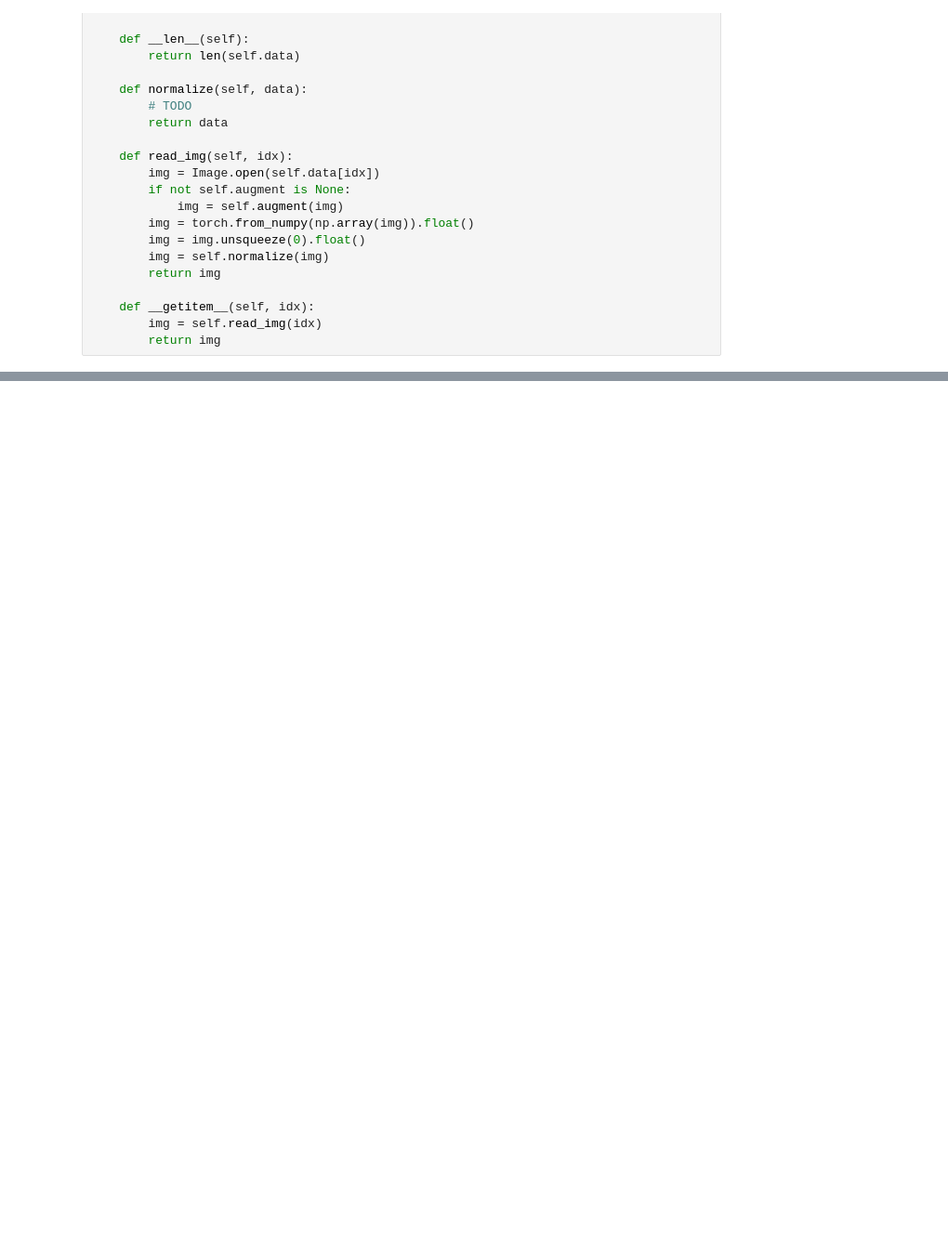
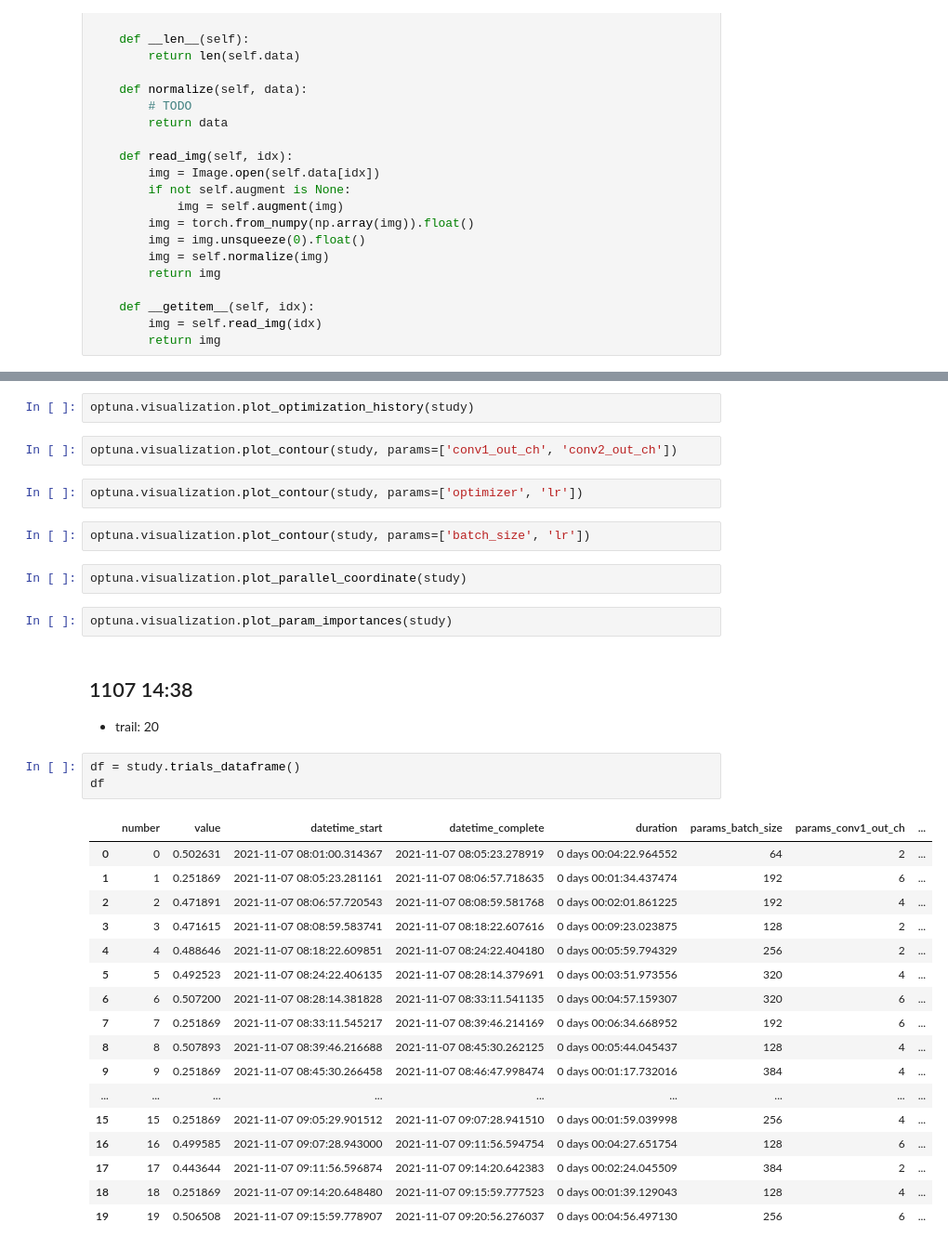
Before and after one commit to shengyenlin/Machine-Learning-EEML-2021-Fall, a Jupyter notebook: HW3/HW3_kept.ipynb, the cells around one changed output, grey strips where cells are left out. Shown at 93% size. Cells and saved outputs as stored; diff of their text form; blank space fills up the shorter version.

```diff
--- a/HW3/HW3_kept.ipynb
+++ b/HW3/HW3_kept.ipynb
@@ -53,0 +77,36 @@ class TestingDataset(Dataset):
+# %%
+optuna.visualization.plot_optimization_history(study)
+# %%
+optuna.visualization.plot_contour(study, params=['conv1_out_ch', 'conv2_out_ch'])
+# %%
+optuna.visualization.plot_contour(study, params=['optimizer', 'lr'])
+# %%
+optuna.visualization.plot_contour(study, params=['batch_size', 'lr'])
+# %%
+optuna.visualization.plot_parallel_coordinate(study)
+# %%
+optuna.visualization.plot_param_importances(study)
+# %% [markdown]
+## 1107 14:38
+- trail: 20
+# %%
+df = study.trials_dataframe()
+df
+# %% [output]
+|  | number | value | datetime_start | datetime_complete | duration | params_batch_size | params_conv1_out_ch | ... |
+| 0 | 0 | 0.502631 | 2021-11-07 08:01:00.314367 | 2021-11-07 08:05:23.278919 | 0 days 00:04:22.964552 | 64 | 2 | ... |
+| 1 | 1 | 0.251869 | 2021-11-07 08:05:23.281161 | 2021-11-07 08:06:57.718635 | 0 days 00:01:34.437474 | 192 | 6 | ... |
+| 2 | 2 | 0.471891 | 2021-11-07 08:06:57.720543 | 2021-11-07 08:08:59.581768 | 0 days 00:02:01.861225 | 192 | 4 | ... |
+| 3 | 3 | 0.471615 | 2021-11-07 08:08:59.583741 | 2021-11-07 08:18:22.607616 | 0 days 00:09:23.023875 | 128 | 2 | ... |
+| 4 | 4 | 0.488646 | 2021-11-07 08:18:22.609851 | 2021-11-07 08:24:22.404180 | 0 days 00:05:59.794329 | 256 | 2 | ... |
+| 5 | 5 | 0.492523 | 2021-11-07 08:24:22.406135 | 2021-11-07 08:28:14.379691 | 0 days 00:03:51.973556 | 320 | 4 | ... |
+| 6 | 6 | 0.507200 | 2021-11-07 08:28:14.381828 | 2021-11-07 08:33:11.541135 | 0 days 00:04:57.159307 | 320 | 6 | ... |
+| 7 | 7 | 0.251869 | 2021-11-07 08:33:11.545217 | 2021-11-07 08:39:46.214169 | 0 days 00:06:34.668952 | 192 | 6 | ... |
+| 8 | 8 | 0.507893 | 2021-11-07 08:39:46.216688 | 2021-11-07 08:45:30.262125 | 0 days 00:05:44.045437 | 128 | 4 | ... |
+| 9 | 9 | 0.251869 | 2021-11-07 08:45:30.266458 | 2021-11-07 08:46:47.998474 | 0 days 00:01:17.732016 | 384 | 4 | ... |
+| ... | ... | ... | ... | ... | ... | ... | ... | ... |
+| 15 | 15 | 0.251869 | 2021-11-07 09:05:29.901512 | 2021-11-07 09:07:28.941510 | 0 days 00:01:59.039998 | 256 | 4 | ... |
+| 16 | 16 | 0.499585 | 2021-11-07 09:07:28.943000 | 2021-11-07 09:11:56.594754 | 0 days 00:04:27.651754 | 128 | 6 | ... |
+| 17 | 17 | 0.443644 | 2021-11-07 09:11:56.596874 | 2021-11-07 09:14:20.642383 | 0 days 00:02:24.045509 | 384 | 2 | ... |
+| 18 | 18 | 0.251869 | 2021-11-07 09:14:20.648480 | 2021-11-07 09:15:59.777523 | 0 days 00:01:39.129043 | 128 | 4 | ... |
+| 19 | 19 | 0.506508 | 2021-11-07 09:15:59.778907 | 2021-11-07 09:20:56.276037 | 0 days 00:04:56.497130 | 256 | 6 | ... |
```
Also changed, not shown: parts of 21 cells of this notebook, 1 other file.
